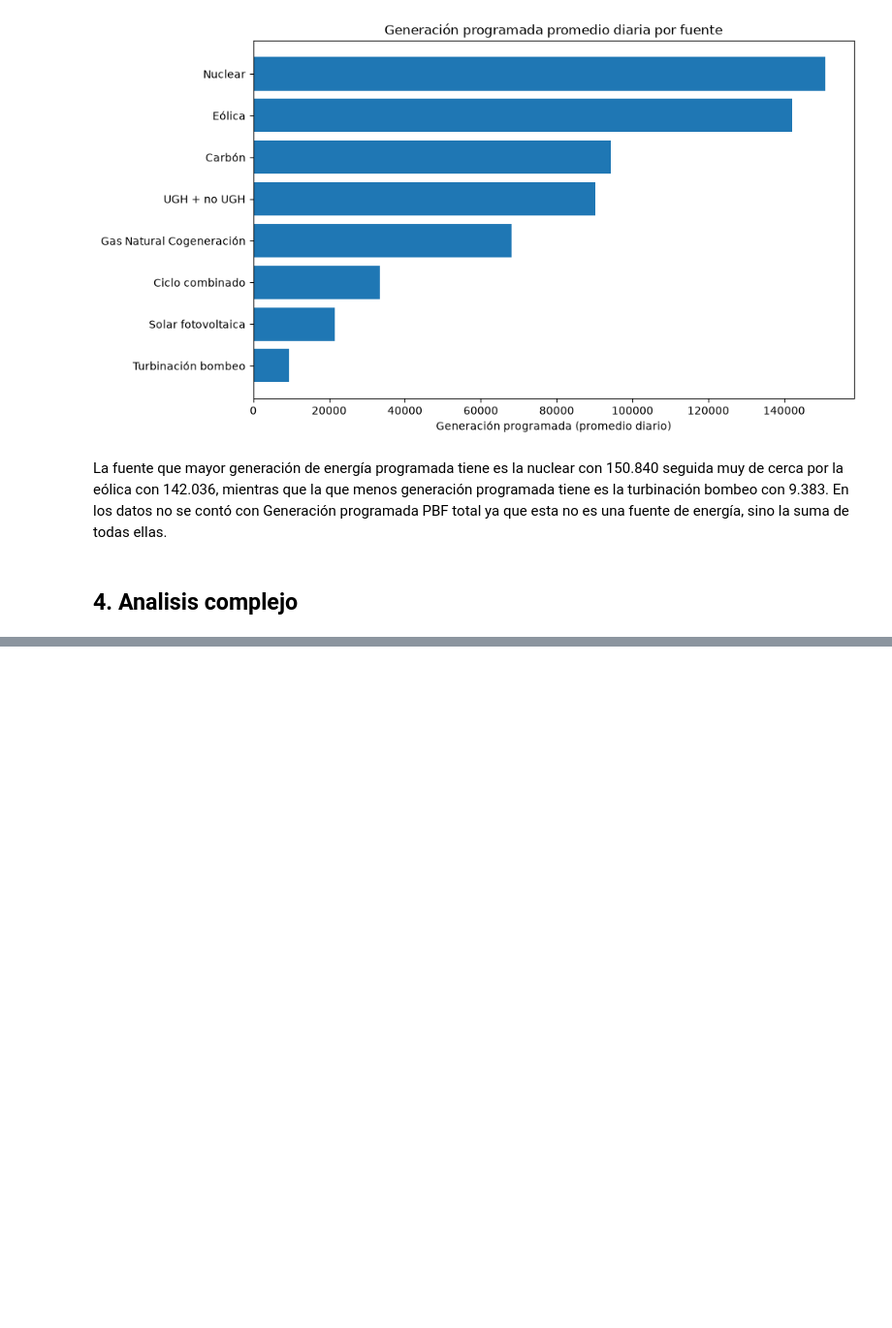
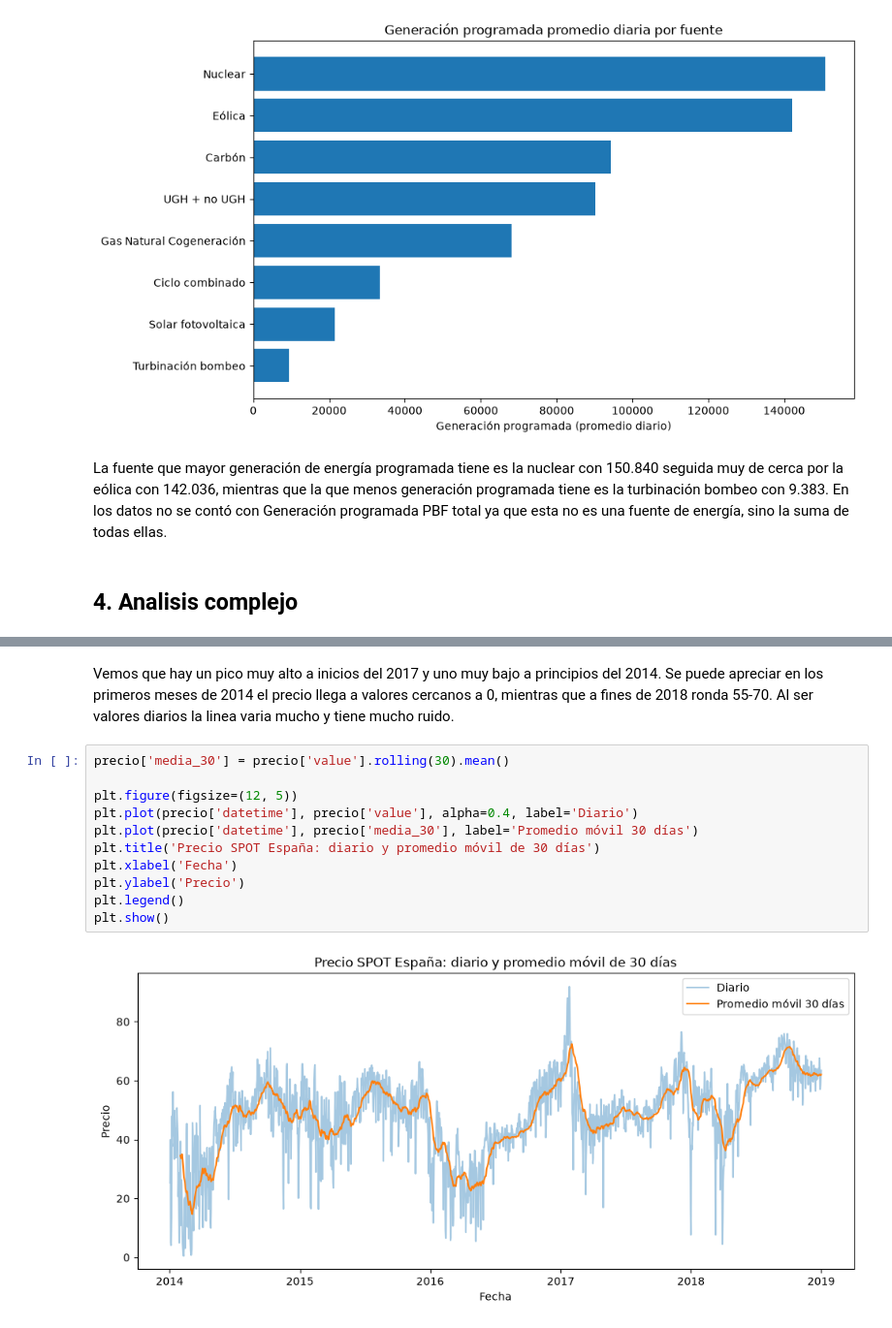
Before and after one commit to CarlosScura/reto-para-magos-de-datos, a Jupyter notebook: 02_energia_espana.ipynb, the cells around one changed output, grey strips where cells are left out. Shown at 97% size. Cells and saved outputs as stored; diff of their text form; blank space fills up the shorter version.

```diff
--- a/02_energia_espana.ipynb
+++ b/02_energia_espana.ipynb
@@ -481,0 +493,15 @@ La fuente que mayor generación de energía programada tiene es la nuclear con 1
+# %% [markdown]
+Vemos que hay un pico muy alto a inicios del 2017 y uno muy bajo a principios del 2014. Se puede apreciar en los primeros meses de 2014 el precio llega a valores cercanos a 0, mientras que a fines de 2018 ronda 55-70. Al ser valores diarios la linea varia mucho y tiene mucho ruido.
+# %%
+precio['media_30'] = precio['value'].rolling(30).mean()
+
+plt.figure(figsize=(12, 5))
+plt.plot(precio['datetime'], precio['value'], alpha=0.4, label='Diario')
+plt.plot(precio['datetime'], precio['media_30'], label='Promedio móvil 30 días')
+plt.title('Precio SPOT España: diario y promedio móvil de 30 días')
+plt.xlabel('Fecha')
+plt.ylabel('Precio')
+plt.legend()
+plt.show()
+# %% [output]
+[figure, added]
```
Also changed, not shown: parts of 2 cells of this notebook.
